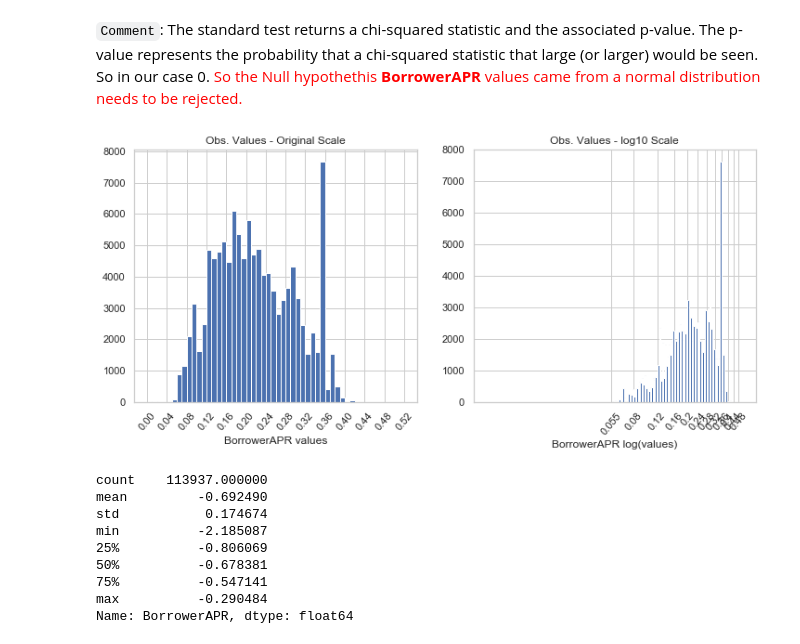
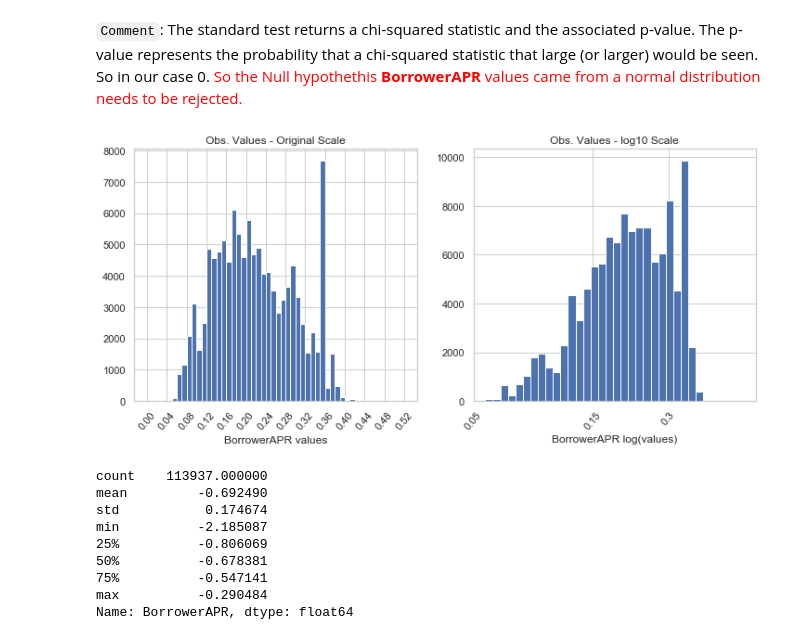
Before and after one commit to moosial/CommunicateDataFindings, a Jupyter notebook: exploration_Prosper_CA.ipynb, the cells around one changed output. Drawn from its saved outputs; the diff is of its cells as text; code cells hidden in the pictures.

```diff
--- a/exploration_Prosper_CA.ipynb
+++ b/exploration_Prosper_CA.ipynb
@@ -119,7 +119,7 @@ def metric_distri_qq2(data, figsize, bin_size, start_adj):
 
     log_bin_edges = np.arange(data_min+start_adj, data_max + bin_size, bin_size)
     plt.hist(data, bins = log_bin_edges)
-    plt.xlabel(data.name)
+    plt.xlabel(data.name + (' log10 Scale'))
     plt.ylabel('Count');
     plt.title('Obs. Log Transf. Value Distr. + Theoretical Normal Distr.')
 
@@ -153,9 +153,10 @@ def metric_distri_qq2(data, figsize, bin_size, start_adj):
 ########################## metric_distri_log(data, figsize, bin_size_n, tick_size_n, bin_size_l, tick_size_l, tick_locs)
 # Plot the Normal Distribution together with the log scale one
 # importing:
-# # bin_size_n = 0.005 ,tick_size_n = 0.04, bin_size_l = 0.01, tick_size_l ='NaN' for the moment :-)
-# # tick_locs e.g. [0.05, 0.08, 0.12, 0.16, 0.2 , 0.24, 0.28, 0.32, 0.36, 0.4 , 0.44, 0.48]
-def metric_distri_log(data, figsize, bin_size_n, tick_size_n, bin_size_l, tick_size_l, tick_locs, start_adj):
+# # bin_size_n = 0.005 ,tick_size_n = 0.04, bin_size_l = 0.01,
+# tick_locs e.g. [0.05, 0.08, 0.12, 0.16, 0.2 , 0.24, 0.28, 0.32, 0.36, 0.4 , 0.44, 0.48]
+# initial: prints the bin sizes so one can make out of that teh typical 1,3, 10 logsacle  passed on ticklocs
+def metric_distri_log(data, figsize, bin_size_n, tick_size_n, bin_size_l, tick_locs, initial):
 
     # this is the normal blue color
     base_color =  (0.2980392156862745, 0.4470588235294118, 0.6901960784313725)
@@ -176,15 +177,17 @@ def metric_distri_log(data, figsize, bin_size_n, tick_size_n, bin_size_l, tick_s
 
     # right histogram: data plotted after direct log transformation
     plt.subplot(1, 2, 2)
-    #log_data = np.log10(df.BorrowerAPR) # direct data transform
-    log_bin_edges = 10 ** np.arange(np.log10(data_min), np.log10(data_max) + bin_size_l, bin_size_l)
-    (n, bins, patches) = plt.hist(data, bins = log_bin_edges);
-    #plt.hist(data)
+    log_data = np.log10(data)
+    log_bin_edges = 10 ** np.arange(log_data.min(), log_data.max() + bin_size_l, bin_size_l)
+    plt.hist(data, bins = log_bin_edges);
     plt.xscale('log')
-    plt.xticks(tick_locs, tick_locs)
     plt.xticks(rotation=50)
     plt.xlabel(data.name + ' log(values)')
     plt.title('Obs. Values - log10 Scale');
+    plt.xticks(tick_locs, tick_locs);
+    plt.xlim(left=tick_locs[0])
+    if initial == True:
+        print(bin_edges)
 # %% [markdown]
 ### What is the structure of your dataset?
 
@@ -744,15 +747,14 @@ Statistics=15088.683, p=0.000
 # %%
 # ok let's do a scale log transformation
 metric_distri_log(data = df.BorrowerAPR,
                   figsize = [12, 5],
                   bin_size_n = 0.01,
                   tick_size_n = 0.04,
-                  bin_size_l = 0.01,
-                  tick_size_l = 'NaN',
-                  tick_locs = [0.055, 0.08, 0.12, 0.16, 0.2 , 0.24, 0.28, 0.32, 0.36, 0.4 , 0.44, 0.48],
-                  start_adj = 1)
+                  bin_size_l = 0.03,
+                  tick_locs = [0.05, 0.15, 0.3],
+                  initial = False)
 # %% [output]
-[figure, old version]
+[figure, new version]
 # %%
 log_data = np.log10(df.BorrowerAPR)
 log_data.describe()
```
Also changed, not shown: parts of 26 cells of this notebook.
